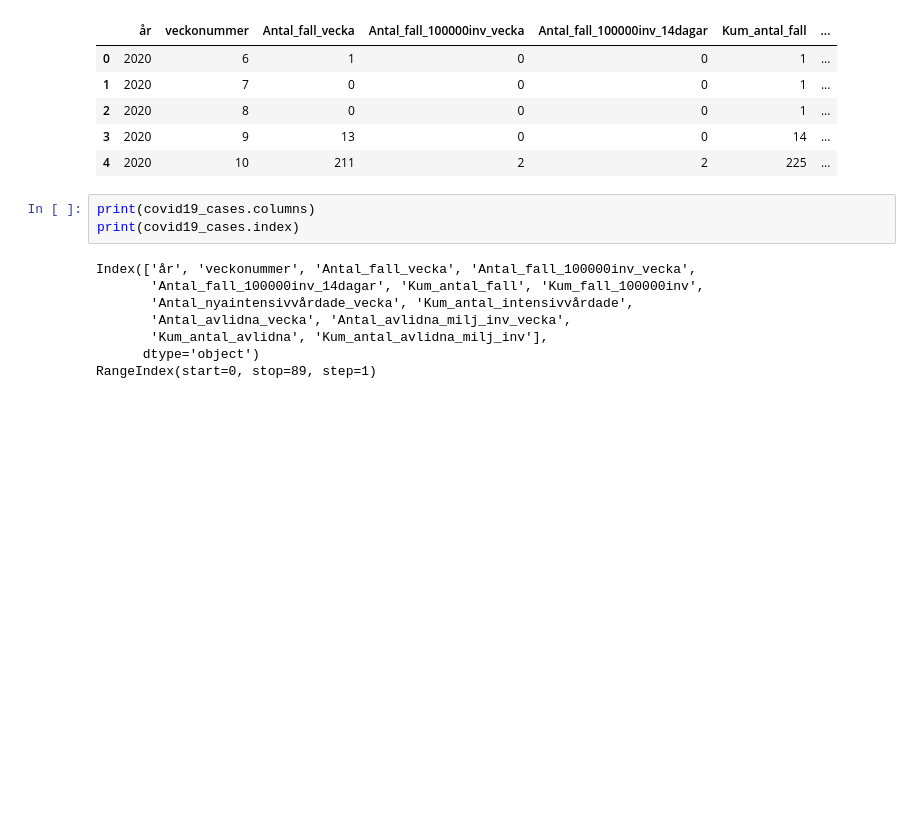
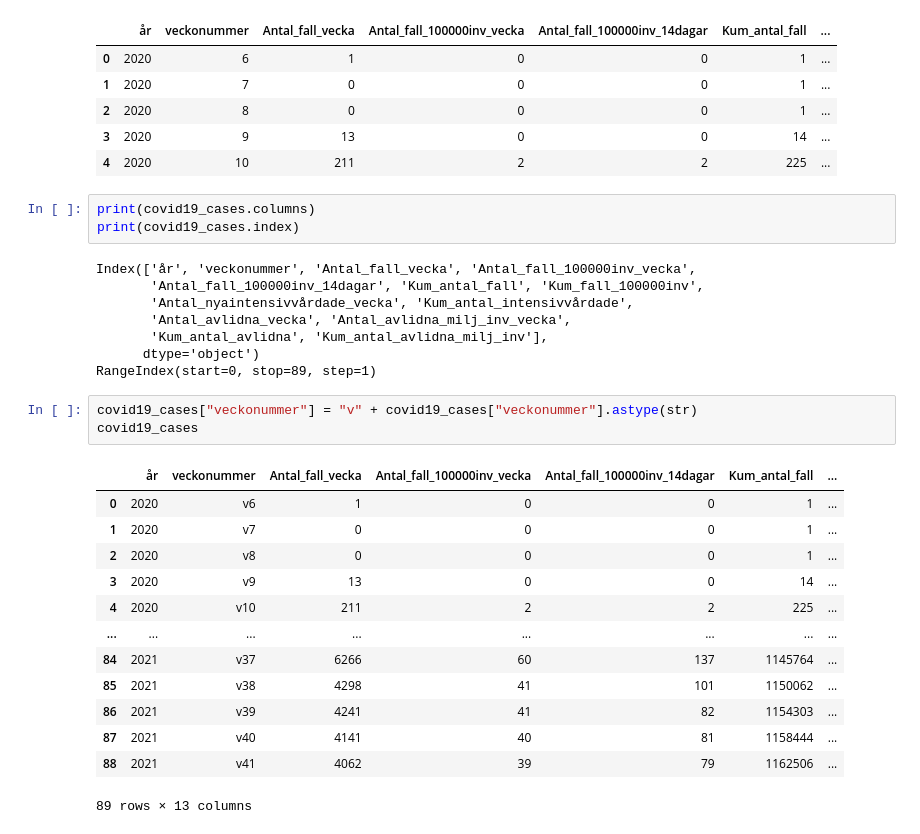
Before and after one commit to FabianAndersson17/Databehandling-Fabian-Andersson, a Jupyter notebook: Labs/Covid-19_Labb1.ipynb, the cells around one changed output. Cells and saved outputs as stored; diff of their text form; blank space fills up the shorter version.

```diff
--- a/Labs/Covid-19_Labb1.ipynb
+++ b/Labs/Covid-19_Labb1.ipynb
@@ -68,3 +68,20 @@ Index(['år', 'veckonummer', 'Antal_fall_vecka', 'Antal_fall_100000inv_vecka',
        'Kum_antal_avlidna', 'Kum_antal_avlidna_milj_inv'],
       dtype='object')
 RangeIndex(start=0, stop=89, step=1)
+# %%
+covid19_cases["veckonummer"] = "v" + covid19_cases["veckonummer"].astype(str)
+covid19_cases
+# %% [output]
+|  | år | veckonummer | Antal_fall_vecka | Antal_fall_100000inv_vecka | Antal_fall_100000inv_14dagar | Kum_antal_fall | ... |
+| 0 | 2020 | v6 | 1 | 0 | 0 | 1 | ... |
+| 1 | 2020 | v7 | 0 | 0 | 0 | 1 | ... |
+| 2 | 2020 | v8 | 0 | 0 | 0 | 1 | ... |
+| 3 | 2020 | v9 | 13 | 0 | 0 | 14 | ... |
+| 4 | 2020 | v10 | 211 | 2 | 2 | 225 | ... |
+| ... | ... | ... | ... | ... | ... | ... | ... |
+| 84 | 2021 | v37 | 6266 | 60 | 137 | 1145764 | ... |
+| 85 | 2021 | v38 | 4298 | 41 | 101 | 1150062 | ... |
+| 86 | 2021 | v39 | 4241 | 41 | 82 | 1154303 | ... |
+| 87 | 2021 | v40 | 4141 | 40 | 81 | 1158444 | ... |
+| 88 | 2021 | v41 | 4062 | 39 | 79 | 1162506 | ... |
+89 rows × 13 columns
```
Also changed, not shown: parts of 2 cells of this notebook.
